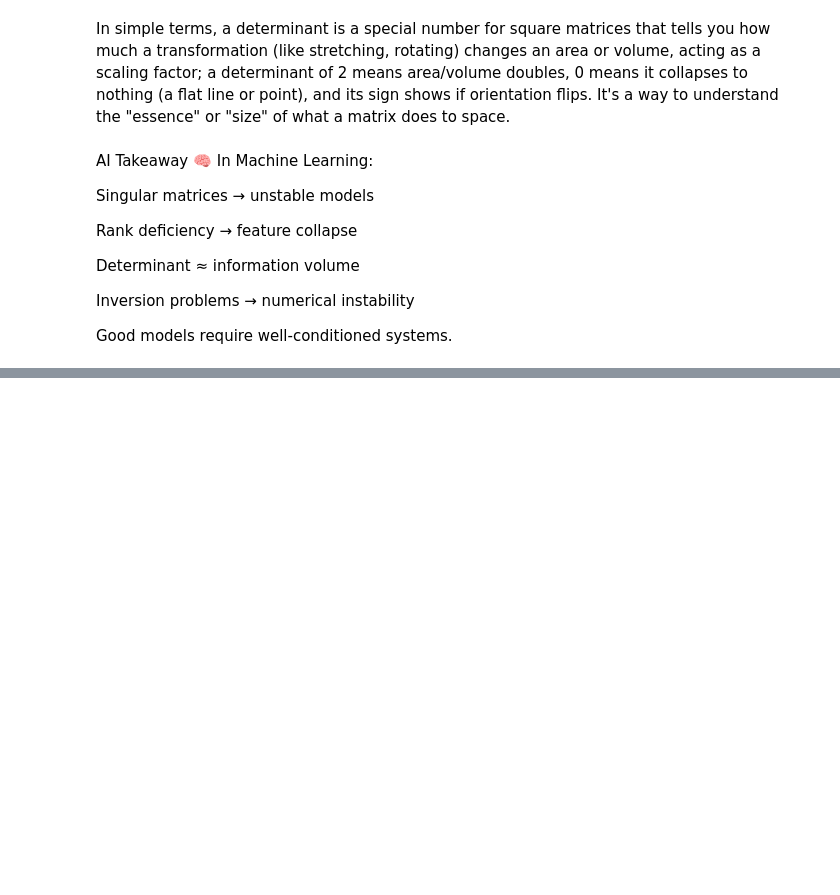
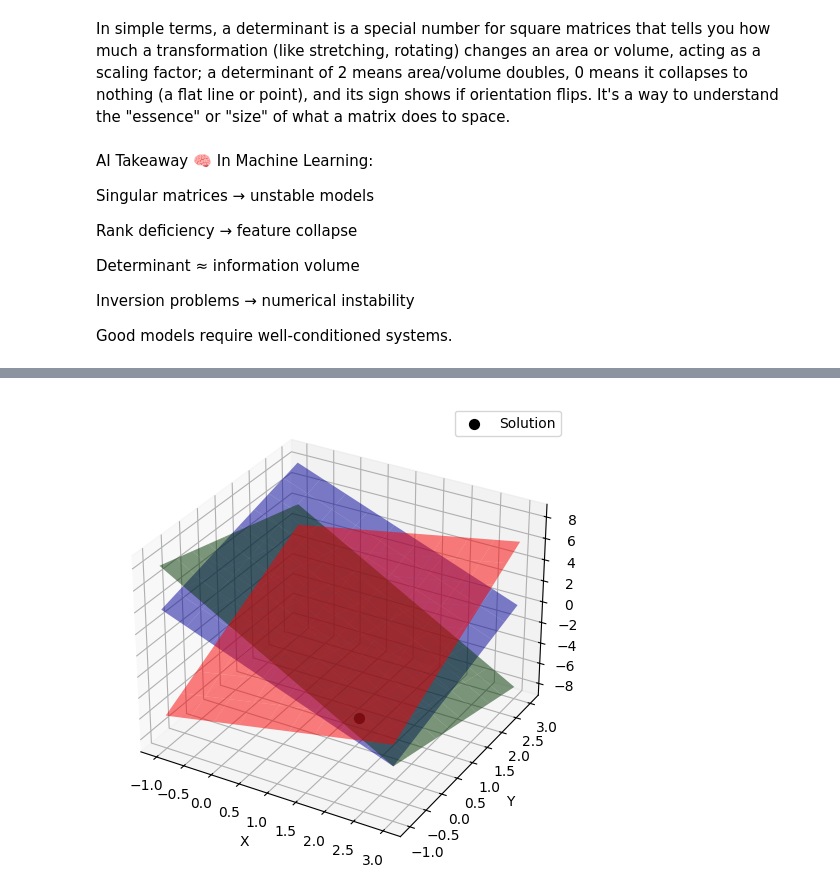
Before and after one commit to databyhuseyn/sideProjects, a Jupyter notebook: LinearAlgebraFull.ipynb, the cells around one changed output, grey strips where cells are left out. Cells and saved outputs as stored; diff of their text form; code cells hidden in the pictures; blank space fills up the shorter version.

```diff
--- a/LinearAlgebraFull.ipynb
+++ b/LinearAlgebraFull.ipynb
@@ -195,0 +208,14 @@ Good models require well-conditioned systems.
+# %%
+import numpy as np
+
+A = np.array([
+    [1, 2, -1],
+    [2, -1, 1],
+    [3, 1, 1]
+])
+
+b = np.array([3, 3, 4])
+
+# Solve
+solution = np.linalg.solve(A, b)
+solution
@@ -195,0 +239,33 @@ Good models require well-conditioned systems.
+# %%
+import matplotlib.pyplot as plt
+from mpl_toolkits.mplot3d import Axes3D
+
+fig = plt.figure(figsize=(8,6))
+ax = fig.add_subplot(111, projection='3d')
+
+x = np.linspace(-1, 3, 10)
+y = np.linspace(-1, 3, 10)
+X, Y = np.meshgrid(x, y)
+
+# Plane 1
+Z1 = (3 - 1*X - 2*Y)/(-1)
+ax.plot_surface(X, Y, Z1, alpha=0.5, color='red')
+
+# Plane 2
+Z2 = (3 - 2*X + 1*Y)/(1)
+ax.plot_surface(X, Y, Z2, alpha=0.5, color='blue')
+
+# Plane 3
+Z3 = (4 - 3*X - 1*Y)/(1)
+ax.plot_surface(X, Y, Z3, alpha=0.5, color='green')
+
+# Solution point
+ax.scatter(solution[0], solution[1], solution[2], color='black', s=50, label='Solution')
+
+ax.set_xlabel('X')
+ax.set_ylabel('Y')
+ax.set_zlabel('Z')
+ax.legend()
+plt.show()
+# %% [output]
+[figure, added]
```
Also changed, not shown: parts of 37 cells of this notebook.
